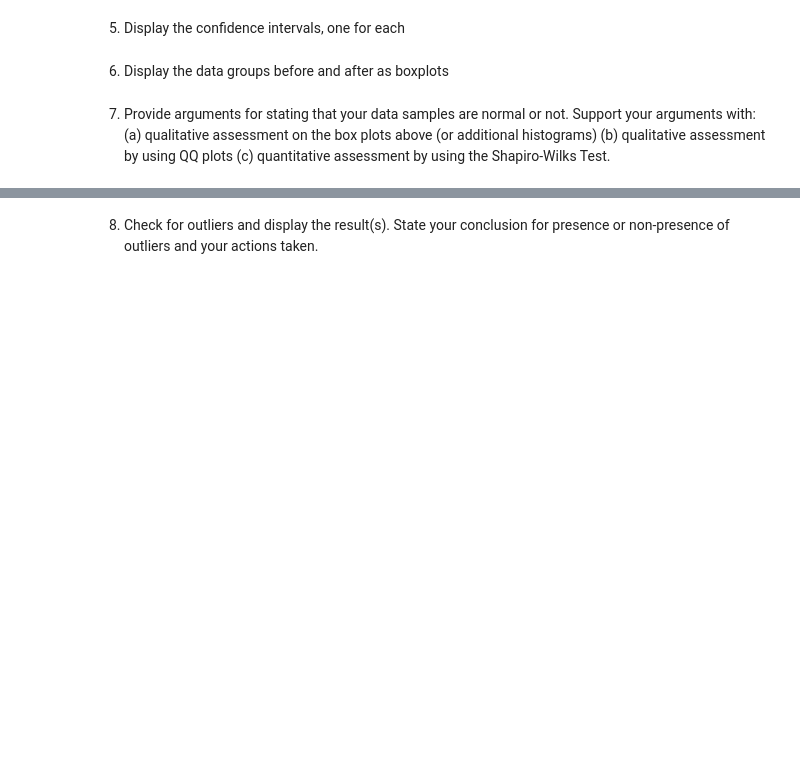
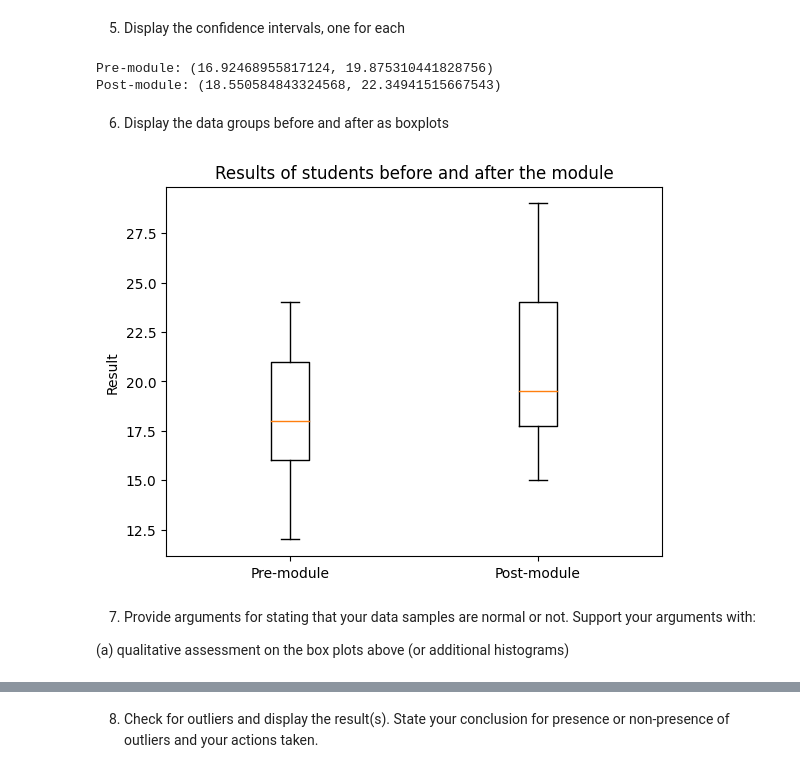
Before and after one commit to sebdanielsson/jupyter-notebooks, a Jupyter notebook: GIK2KM/Labs/Lab 3/lab3.ipynb, the cells around one changed output, grey strips where cells are left out. Drawn from its saved outputs; the diff is of its cells as text; code cells hidden in the pictures; blank space fills up the shorter version.

```diff
--- a/GIK2KM/Labs/Lab 3/lab3.ipynb
+++ b/GIK2KM/Labs/Lab 3/lab3.ipynb
@@ -302 +315,5 @@ A random sample of 20 students were collected. During the test, two measurements
+# %%
+data = pd.read_csv("https://users.du.se/~rny/datascience/data/diagnosticTest.csv", delimiter=";")
+pre_data = data['Pre-module']
+post_data = data['Post-module']
 # %% [markdown]
@@ -304,9 +333,33 @@ A random sample of 20 students were collected. During the test, two measurements
 # %% [markdown]
 5. Display the confidence intervals, one for each
+# %%
+import scipy.stats as stats
+import numpy as np
+
+ci_pre = stats.t.interval(0.95, df=len(pre_data)-1, loc=np.mean(pre_data), scale=stats.sem(pre_data))
+print("Pre-module:", ci_pre)
+
+ci_post = stats.t.interval(0.95, df=len(post_data)-1, loc=np.mean(post_data), scale=stats.sem(post_data))
+print("Post-module:", ci_post)
+# %% [output]
+Pre-module: (16.92468955817124, 19.875310441828756)
+Post-module: (18.550584843324568, 22.34941515667543)
 # %% [markdown]
 6. Display the data groups before and after as boxplots
+# %%
+import matplotlib.pyplot as plt
+
+fig, ax = plt.subplots()
+bp = ax.boxplot(data[['Pre-module', 'Post-module']])
+ax.set_xticklabels(['Pre-module', 'Post-module'])
+ax.set_ylabel('Result')
+ax.set_title('Results of students before and after the module')
+
+plt.show()
+# %% [output]
+[figure, added]
 # %% [markdown]
 
 7. Provide arguments for stating that your data samples are normal or not. Support your arguments with:
-(a) qualitative assessment on the box plots above (or additional histograms) (b) qualitative assessment by using QQ plots
-(c) quantitative assessment by using the Shapiro-Wilks Test.
+
+(a) qualitative assessment on the box plots above (or additional histograms)
```
Also changed, not shown: parts of 25 cells of this notebook.
